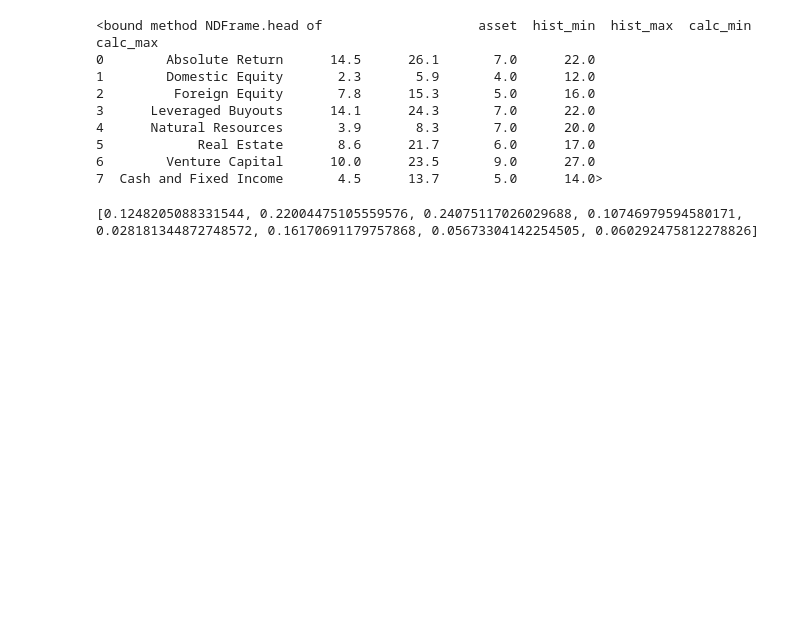
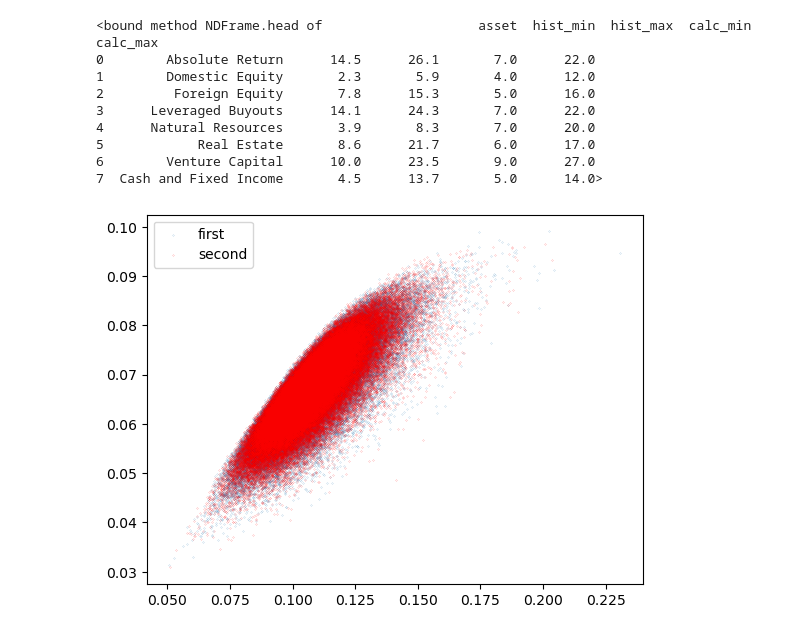
Before and after one commit to antonsharapov1/inv, a Jupyter notebook: Untitled-1.ipynb, the cells around one changed output. Saved outputs shown, nothing was run; the diff lists cells and outputs as text; code cells hidden in the pictures; blank space fills up the shorter version.

```diff
--- a/Untitled-1.ipynb
+++ b/Untitled-1.ipynb
@@ -325,22 +325,40 @@ df_calc_and_hist.head
 # %%
 # Question 7
 
 mins = [i * 0.01 for i in df_contrains['min_calc'].tolist()]
 maxs = [i * 0.01 for i in df_contrains['max_calc'].tolist()]
 
 def doWeightsMeetConstrains(random_weights):
     r = False
     for index, weight in enumerate(random_weights):
         if weight >= mins[index] and weight <= maxs[index]:
             r = True
     return r
 
 def generateConstrainedWeights():
     random_weights = []
     do_weights_meet = False
     while do_weights_meet != True:
         random_weights = generateRandomWeights().tolist()
         do_weights_meet = doWeightsMeetConstrains(random_weights)
     return random_weights
+
+steps = 100000 # количество точек
+return_row_constrains = []
+variance_row_constrains = []
+for s in range(1, steps + 1):
+    random_weights = generateConstrainedWeights()
+    # получаем два массива expected return и variance
+    return_row_constrains.append(calculateReturnForWeights(random_weights))
+    variance_row_constrains.append(calculateVarianceForWeights(random_weights))
+
+fig = plt.figure()
+ax1 = fig.add_subplot(111)
+ax1.scatter(variance_row, return_row, s = 0.01, label='first')
+ax1.scatter(variance_row_constrains, return_row_constrains, s = 0.01, color=['red'], label='second')
+#ax1.set_xlim(0.075, 0.125)
+#ax1.set_ylim(0.05, 0.09)
+plt.legend(loc='upper left')
+plt.show()
 # %% [output]
-[0.1248205088331544, 0.22004475105559576, 0.24075117026029688, 0.10746979594580171, 0.028181344872748572, 0.16170691179757868, 0.05673304142254505, 0.060292475812278826]
+[figure, added]
```
